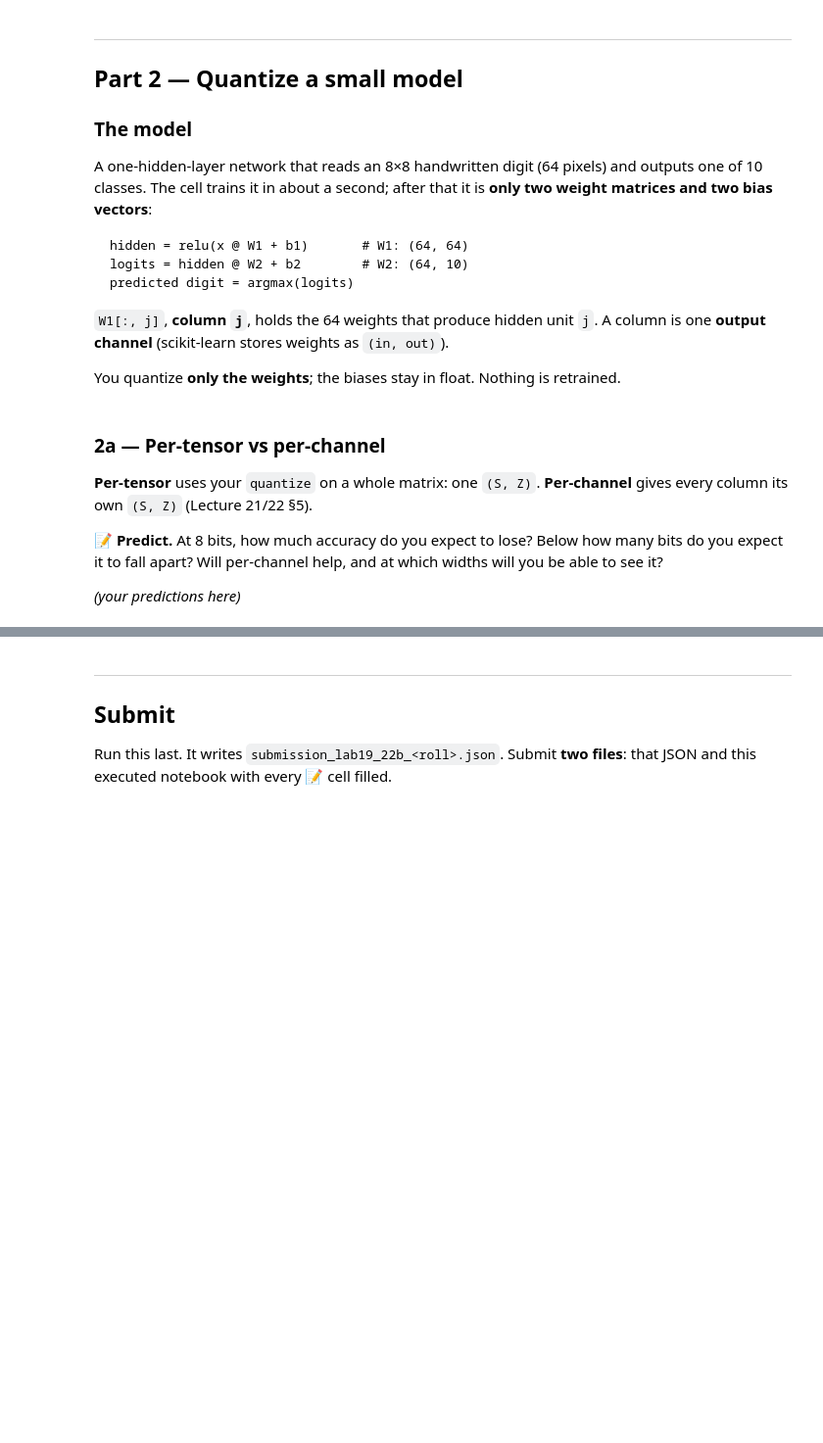
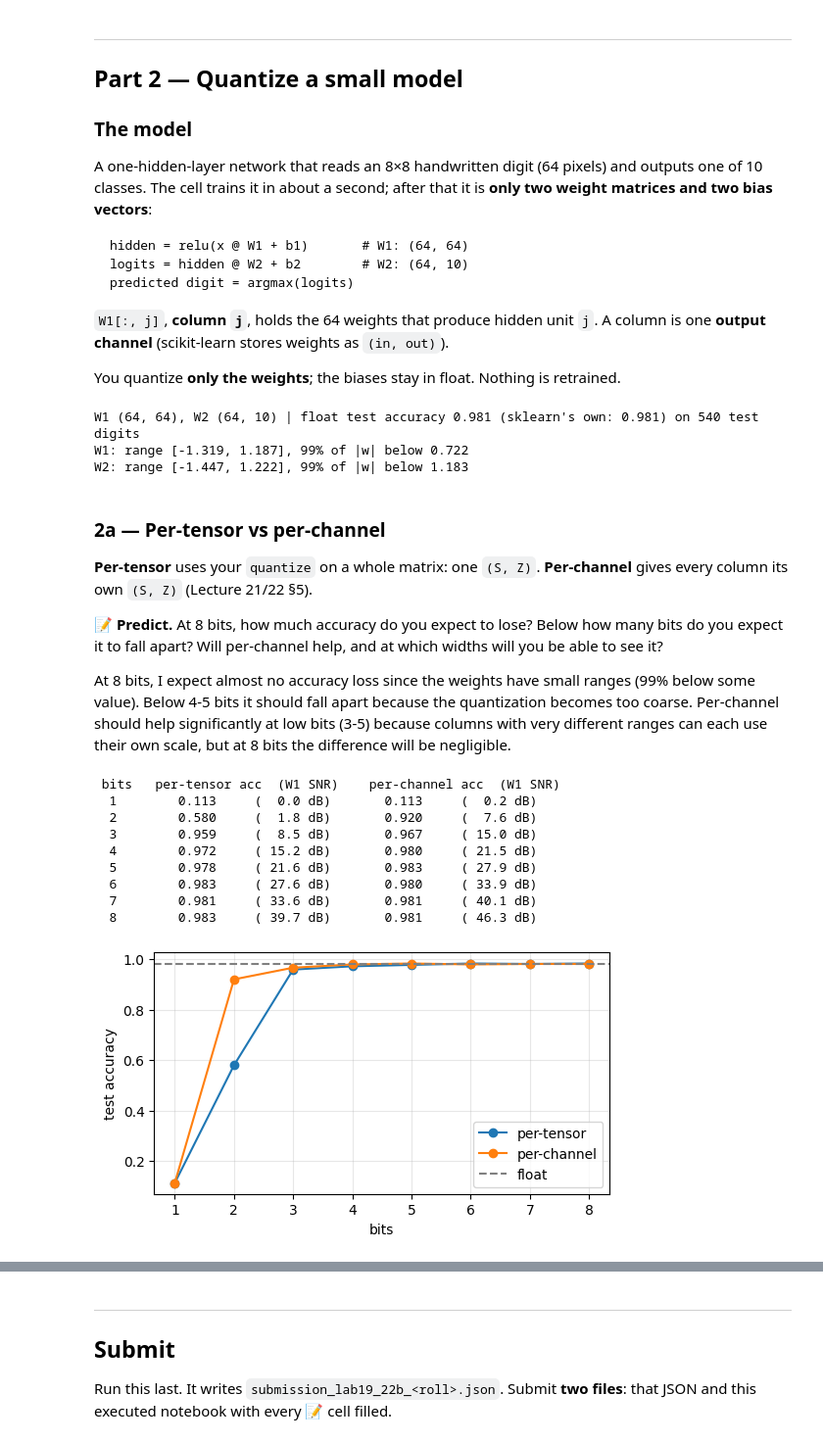
Before and after one commit to Falak-Parmar/DS635-ml-system-engineering, a Jupyter notebook: docs/labs/Lab19_22b_quantization_error.ipynb, the cells around one changed output, grey strips where cells are left out. Shown at 98% size. Saved outputs shown, nothing was run; the diff lists cells and outputs as text; code cells hidden in the pictures; blank space fills up the shorter version.

```diff
--- a/docs/labs/Lab19_22b_quantization_error.ipynb
+++ b/docs/labs/Lab19_22b_quantization_error.ipynb
@@ -15,8 +15,8 @@ and your model are seeded from your roll number, so your numbers are yours.
 **Before you run anything:** set your identity below. Fill every 📝 cell. Run top to bottom, then run the
 final export cell and submit the two files it names. Runs in under a minute on any CPU.
 # %%
-ROLL_NUMBER = ""      # <- your roll number, e.g. "202512345"
-NAME        = ""      # <- your name
+ROLL_NUMBER = "202518053"      # <- your roll number, e.g. "202512345"
+NAME        = "Falak Parmar"      # <- your name
 
 assert ROLL_NUMBER and NAME, "Set ROLL_NUMBER and NAME before running the rest."
 # %%
@@ -57,18 +57,22 @@ decode:    x̂ = S (q − Z)                                           # Equatio
 def quantize(x, bits):
     '''x: numpy array. Return (q, S, Z): the integer array q, and the scale and zero-point it was
        quantized with, using one (S, Z) for the whole of x. Follow the five lines above.'''
-    # TODO: your code here
-    raise NotImplementedError
+    r_min = min(x.min(), 0)
+    r_max = max(x.max(), 0)
+    S = (r_max - r_min) / (2 ** bits - 1)
+    Z = int(np.round(-r_min / S))
+    q = np.clip(np.round(x / S + Z), 0, 2 ** bits - 1).astype(int)
+    return q, S, Z
 
 def dequantize(q, S, Z):
     '''Decode the integers back to real values.'''
-    # TODO: your code here
-    raise NotImplementedError
+    return S * (q - Z)
 
 def snr_db(x, x_hat):
     '''Signal-to-noise ratio of the approximation x_hat, in dB.'''
-    # TODO: your code here
-    raise NotImplementedError
+    signal_power = np.sum(x ** 2)
+    noise_power = np.sum((x - x_hat) ** 2)
+    return 10 * np.log10(signal_power / noise_power)
 
 
 # given: your two signals, 4096 samples each
@@ -216,6 +251,10 @@ print(f"W1 {W1.shape}, W2 {W2.shape} | float test accuracy {FLOAT_ACC:.3f} "
       f"(sklearn's own: {clf.score(X_te, y_te):.3f}) on {len(y_te)} test digits")
 for name, w in [("W1", W1), ("W2", W2)]:
     print(f"{name}: range [{w.min():.3f}, {w.max():.3f}], 99% of |w| below {np.percentile(np.abs(w), 99):.3f}")
+# %% [output]
+W1 (64, 64), W2 (64, 10) | float test accuracy 0.981 (sklearn's own: 0.981) on 540 test digits
+W1: range [-1.319, 1.187], 99% of |w| below 0.722
+W2: range [-1.447, 1.222], 99% of |w| below 1.183
 # %% [markdown]
 ### 2a — Per-tensor vs per-channel
 
@@ -225,35 +264,49 @@ own `(S, Z)` (Lecture 21/22 §5).
 📝 **Predict.** At 8 bits, how much accuracy do you expect to lose? Below how many bits do you expect it to
 fall apart? Will per-channel help, and at which widths will you be able to see it?
 
-*(your predictions here)*
+At 8 bits, I expect almost no accuracy loss since the weights have small ranges (99% below some value). Below 4-5 bits it should fall apart because the quantization becomes too coarse. Per-channel should help significantly at low bits (3-5) because columns with very different ranges can each use their own scale, but at 8 bits the difference will be negligible.
 # %%
 def quantize_per_channel(w, bits):
     '''w: (in, out) weight matrix. Quantize each column with its own (S, Z) using your quantize, decode it,
        and return the decoded matrix, same shape as w.'''
-    # TODO: your code here
-    raise NotImplementedError
+    w_hat = np.zeros_like(w)
+    for j in range(w.shape[1]):
+        q, S, Z = quantize(w[:, j], bits)
+        w_hat[:, j] = dequantize(q, S, Z)
+    return w_hat
 
 
 # harness (given): accuracy and weight SNR at every bit width, both granularities
 def per_tensor(w, bits): return dequantize(*quantize(w, bits))
 
 model = dict(float_acc=FLOAT_ACC, sklearn_acc=float(clf.score(X_te, y_te)), tensor={}, channel={})
 for gran, fn in [("tensor", per_tensor), ("channel", quantize_per_channel)]:
     for b in BITS:
         W1h, W2h = fn(W1, b), fn(W2, b)
         model[gran][b] = dict(acc=accuracy(W1h, W2h), snr_w1=float(snr_db(W1, W1h)),
                               max_levels_per_column=int(max(len(np.unique(W1h[:, j])) for j in range(W1.shape[1]))))
 print(" bits   per-tensor acc  (W1 SNR)    per-channel acc  (W1 SNR)")
 for b in BITS:
     t_, c_ = model["tensor"][b], model["channel"][b]
     print(f"  {b}        {t_['acc']:.3f}     ({t_['snr_w1']:5.1f} dB)       {c_['acc']:.3f}     ({c_['snr_w1']:5.1f} dB)")
 
 plt.figure(figsize=(6, 3.2))
 for gran in ("tensor", "channel"):
     plt.plot(BITS, [model[gran][b]["acc"] for b in BITS], "o-", label=f"per-{gran}")
 plt.axhline(FLOAT_ACC, color="0.5", ls="--", label="float")
 plt.xlabel("bits"); plt.ylabel("test accuracy"); plt.legend(); plt.grid(alpha=.3); plt.show()
 RESULTS["model"] = model
+# %% [output]
+ bits   per-tensor acc  (W1 SNR)    per-channel acc  (W1 SNR)
+  1        0.113     (  0.0 dB)       0.113     (  0.2 dB)
+  2        0.580     (  1.8 dB)       0.920     (  7.6 dB)
+  3        0.959     (  8.5 dB)       0.967     ( 15.0 dB)
+  4        0.972     ( 15.2 dB)       0.980     ( 21.5 dB)
+  5        0.978     ( 21.6 dB)       0.983     ( 27.9 dB)
+  6        0.983     ( 27.6 dB)       0.980     ( 33.9 dB)
+  7        0.981     ( 33.6 dB)       0.981     ( 40.1 dB)
+  8        0.983     ( 39.7 dB)       0.981     ( 46.3 dB)
+[figure, added]
 # %% [markdown]
 📝 **Explain.** Where did accuracy fall apart, and why does per-channel hold on longer? Use the printed
 ranges: which columns set the per-tensor `S`?
```
Also changed, not shown: parts of 12 cells of this notebook, 1 other file.
